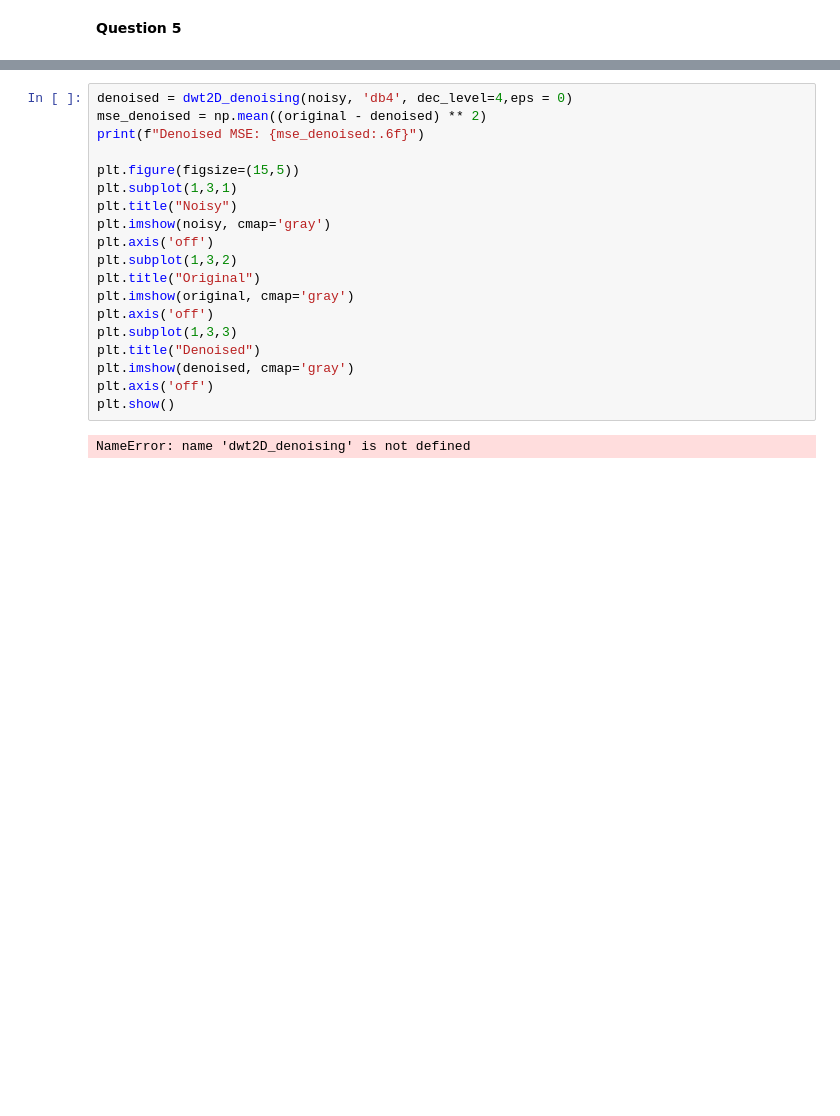
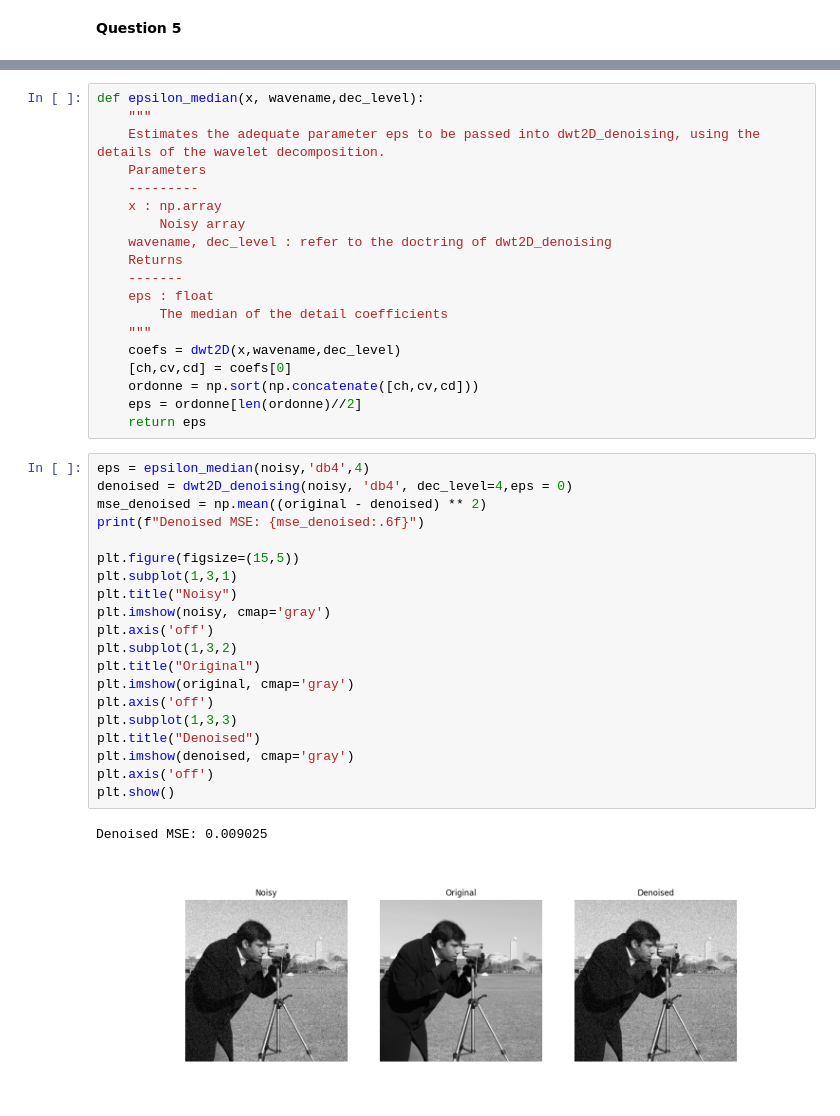
Before and after one commit to bbaruchel/projet_commun, a Jupyter notebook: propre.ipynb, the cells around one changed output, grey strips where cells are left out. Cells and saved outputs as stored; diff of their text form; blank space fills up the shorter version.

```diff
--- a/propre.ipynb
+++ b/propre.ipynb
@@ -509,21 +543,42 @@ plt.show()
+# %%
+def epsilon_median(x, wavename,dec_level):
+    """
+    Estimates the adequate parameter eps to be passed into dwt2D_denoising, using the details of the wavelet decomposition.
+    Parameters
+    ---------
+    x : np.array
+        Noisy array
+    wavename, dec_level : refer to the doctring of dwt2D_denoising
+    Returns
+    -------
+    eps : float
+        The median of the detail coefficients
+    """
+    coefs = dwt2D(x,wavename,dec_level)
+    [ch,cv,cd] = coefs[0]
+    ordonne = np.sort(np.concatenate([ch,cv,cd]))
+    eps = ordonne[len(ordonne)//2]
+    return eps
 # %%
+eps = epsilon_median(noisy,'db4',4)
 denoised = dwt2D_denoising(noisy, 'db4', dec_level=4,eps = 0)
 mse_denoised = np.mean((original - denoised) ** 2)
 print(f"Denoised MSE: {mse_denoised:.6f}")
 
 plt.figure(figsize=(15,5))
 plt.subplot(1,3,1)
 plt.title("Noisy")
 plt.imshow(noisy, cmap='gray')
 plt.axis('off')
 plt.subplot(1,3,2)
 plt.title("Original")
 plt.imshow(original, cmap='gray')
 plt.axis('off')
 plt.subplot(1,3,3)
 plt.title("Denoised")
 plt.imshow(denoised, cmap='gray')
 plt.axis('off')
 plt.show()
 # %% [output]
-NameError: name 'dwt2D_denoising' is not defined
+Denoised MSE: 0.009025
+[figure, added]
```
Also changed, not shown: parts of 6 cells of this notebook.
